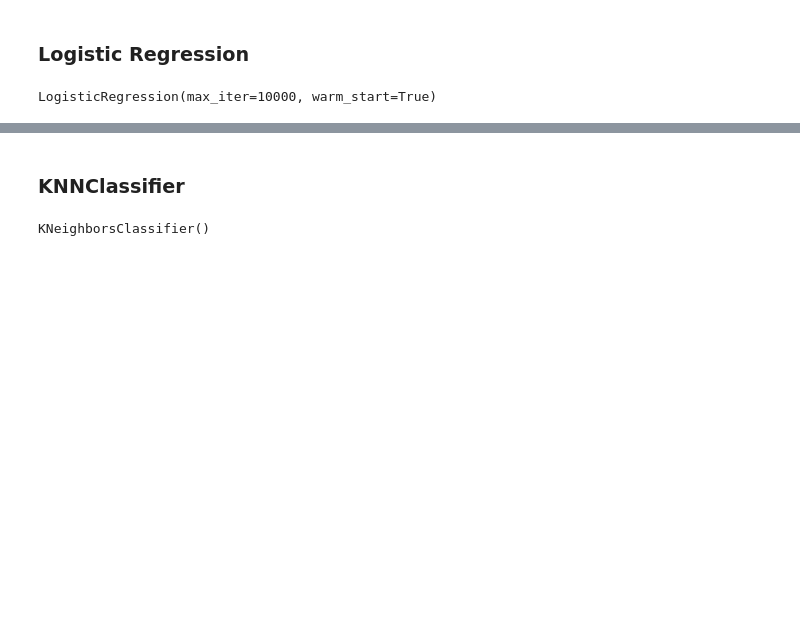
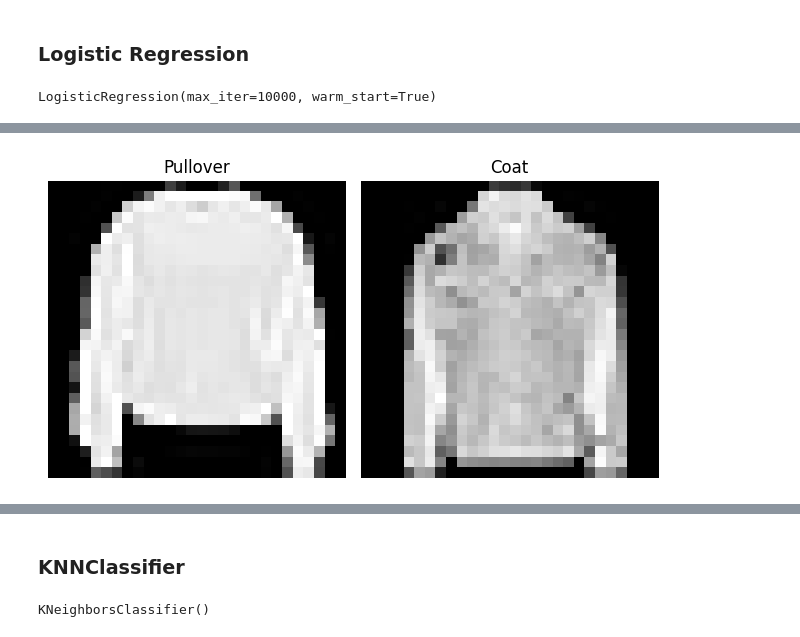
Before and after one commit to 3ab3z2/Machine-fashion-model-mnist, a Jupyter notebook: 20241203-fashion.ipynb, the cells around one changed output, grey strips where cells are left out. Cells and saved outputs as stored; diff of their text form; code cells hidden in the pictures; blank space fills up the shorter version.

```diff
--- a/20241203-fashion.ipynb
+++ b/20241203-fashion.ipynb
@@ -203,3 +184,16 @@ weighted avg       0.86      0.86      0.86      5000
+# %%
+plt.subplot(1, 2, 1)
+plt.imshow(df_trn[df_trn['label']==2].iloc[1, 1:].values.reshape(28, 28), cmap='gray')
+plt.title('Pullover')
+plt.axis('off')
+plt.subplot(1, 2, 2)
+plt.imshow(df_trn[df_trn['label']==4].iloc[4, 1:].values.reshape(28, 28), cmap='gray')
+plt.title('Coat')
+plt.axis('off')
+plt.tight_layout()
+plt.show()
+# %% [output]
+[figure, added]
 # %%
 model_roc(lr)
 # %% [output]
```
Also changed, not shown: parts of 32 cells of this notebook, 1 other file.
